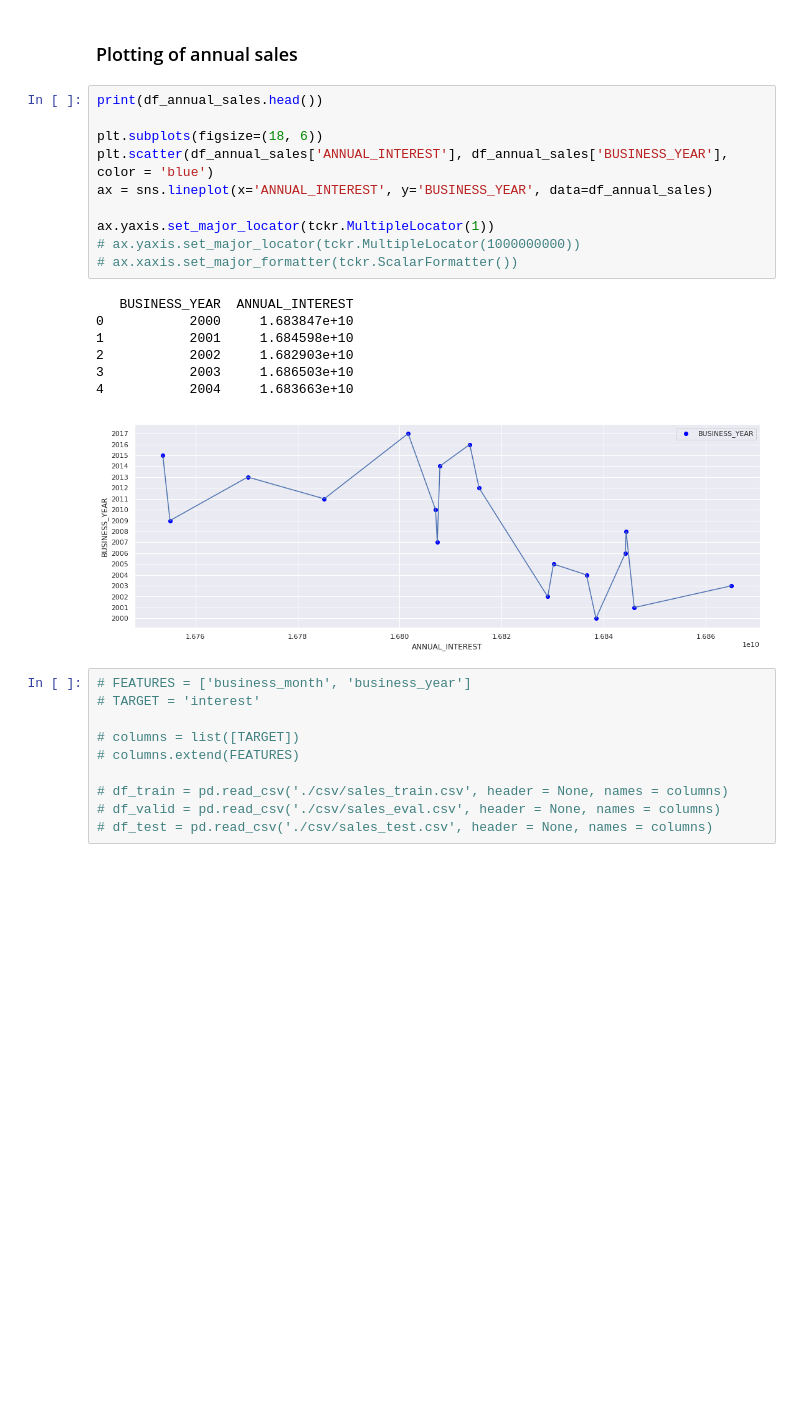
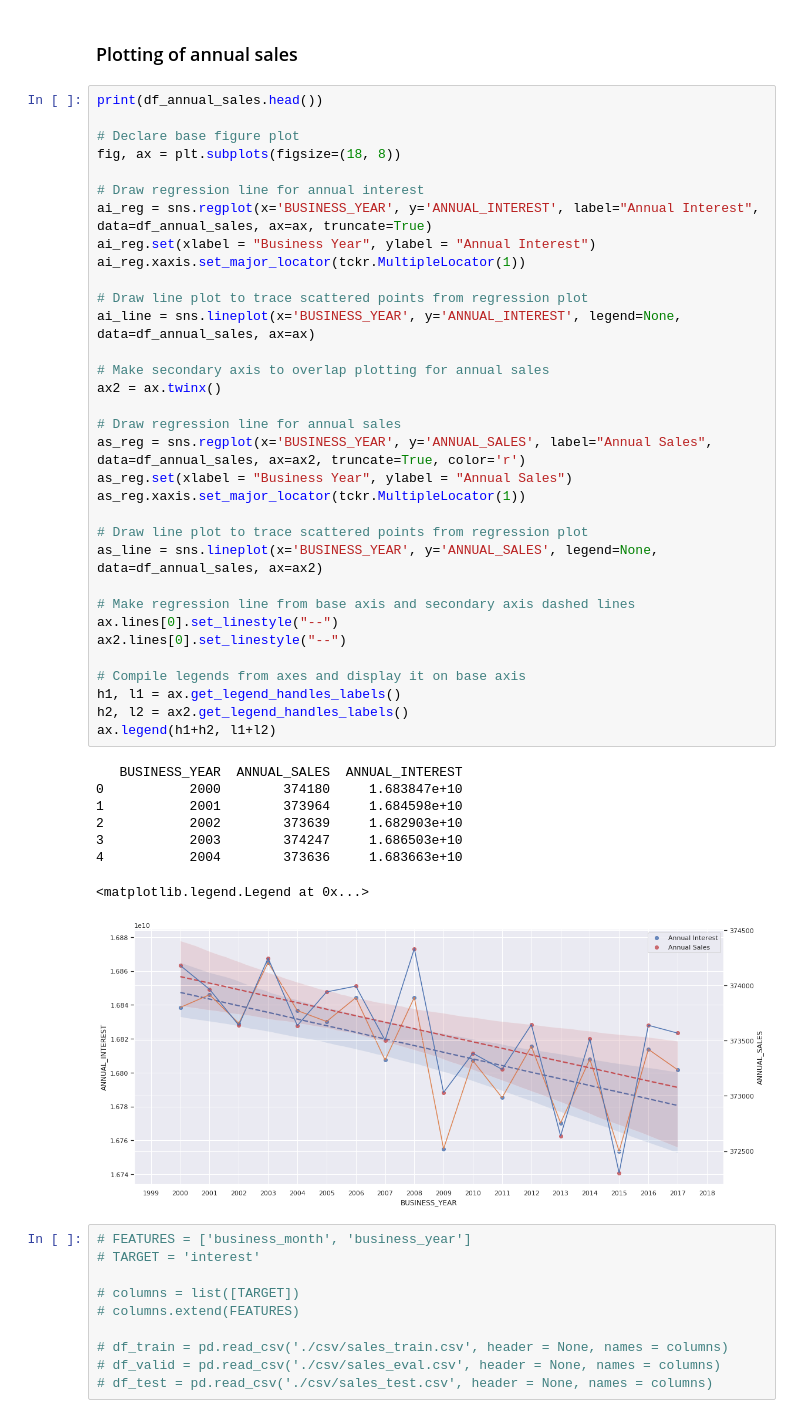
Before and after one commit to pupupulp/tensorflow-accounts-analysis, a Jupyter notebook: Sales History Implementation.ipynb, the cells around one changed output. Saved outputs shown, nothing was run; the diff lists cells and outputs as text; blank space fills up the shorter version.

Commit message:
Added plotting of annual sales using regression and line plot;

```diff
--- a/Sales History Implementation.ipynb
+++ b/Sales History Implementation.ipynb
@@ -34,24 +34,48 @@ df_combined_monthly_reports = pd.read_csv('./csv/train/combined_monthly_reports.
 df_monthly_mean = pd.read_csv('./csv/train/monthly_mean.csv')
 # %% [markdown]
 ### Plotting of annual sales
-# %%
-print(df_annual_sales.head())
-
-plt.subplots(figsize=(18, 6))
-plt.scatter(df_annual_sales['ANNUAL_INTEREST'], df_annual_sales['BUSINESS_YEAR'], color = 'blue')
-ax = sns.lineplot(x='ANNUAL_INTEREST', y='BUSINESS_YEAR', data=df_annual_sales)
-
-ax.yaxis.set_major_locator(tckr.MultipleLocator(1))
-# ax.yaxis.set_major_locator(tckr.MultipleLocator(1000000000))
-# ax.xaxis.set_major_formatter(tckr.ScalarFormatter())
-# %% [output]
-   BUSINESS_YEAR  ANNUAL_INTEREST
-0           2000     1.683847e+10
-1           2001     1.684598e+10
-2           2002     1.682903e+10
-3           2003     1.686503e+10
-4           2004     1.683663e+10
-[figure, removed]
+# %%
+print(df_annual_sales.head())
+
+# Declare base figure plot
+fig, ax = plt.subplots(figsize=(18, 8))
+
+# Draw regression line for annual interest
+ai_reg = sns.regplot(x='BUSINESS_YEAR', y='ANNUAL_INTEREST', label="Annual Interest", data=df_annual_sales, ax=ax, truncate=True)
+ai_reg.set(xlabel = "Business Year", ylabel = "Annual Interest")
+ai_reg.xaxis.set_major_locator(tckr.MultipleLocator(1))
+
+# Draw line plot to trace scattered points from regression plot
+ai_line = sns.lineplot(x='BUSINESS_YEAR', y='ANNUAL_INTEREST', legend=None, data=df_annual_sales, ax=ax)
+
+# Make secondary axis to overlap plotting for annual sales
+ax2 = ax.twinx()
+
+# Draw regression line for annual sales
+as_reg = sns.regplot(x='BUSINESS_YEAR', y='ANNUAL_SALES', label="Annual Sales", data=df_annual_sales, ax=ax2, truncate=True, color='r')
+as_reg.set(xlabel = "Business Year", ylabel = "Annual Sales")
+as_reg.xaxis.set_major_locator(tckr.MultipleLocator(1))
+
+# Draw line plot to trace scattered points from regression plot
+as_line = sns.lineplot(x='BUSINESS_YEAR', y='ANNUAL_SALES', legend=None, data=df_annual_sales, ax=ax2)
+
+# Make regression line from base axis and secondary axis dashed lines
+ax.lines[0].set_linestyle("--")
+ax2.lines[0].set_linestyle("--")
+
+# Compile legends from axes and display it on base axis
+h1, l1 = ax.get_legend_handles_labels()
+h2, l2 = ax2.get_legend_handles_labels()
+ax.legend(h1+h2, l1+l2)
+# %% [output]
+   BUSINESS_YEAR  ANNUAL_SALES  ANNUAL_INTEREST
+0           2000        374180     1.683847e+10
+1           2001        373964     1.684598e+10
+2           2002        373639     1.682903e+10
+3           2003        374247     1.686503e+10
+4           2004        373636     1.683663e+10
+<matplotlib.legend.Legend at 0x...>
+[figure, added]
 # %%
 # FEATURES = ['business_month', 'business_year']
 # TARGET = 'interest'
```
